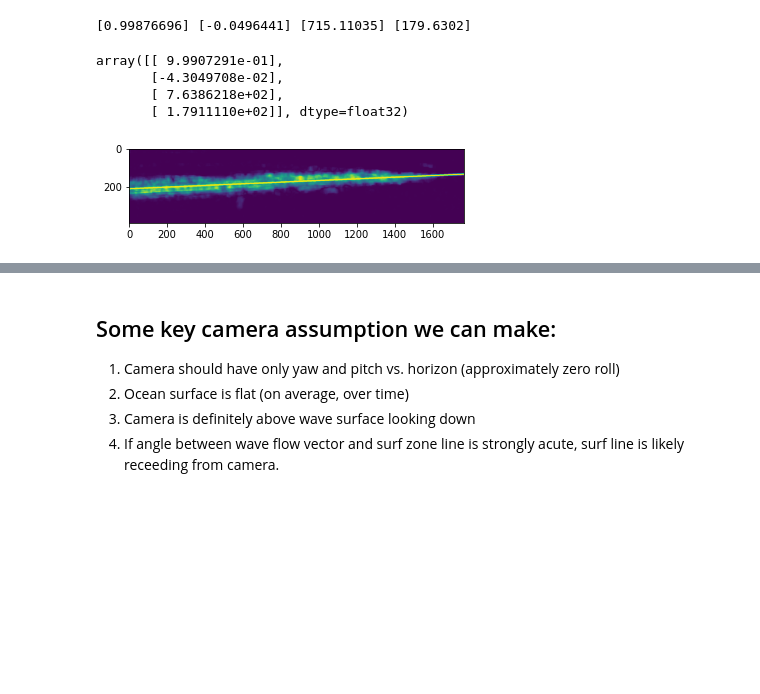
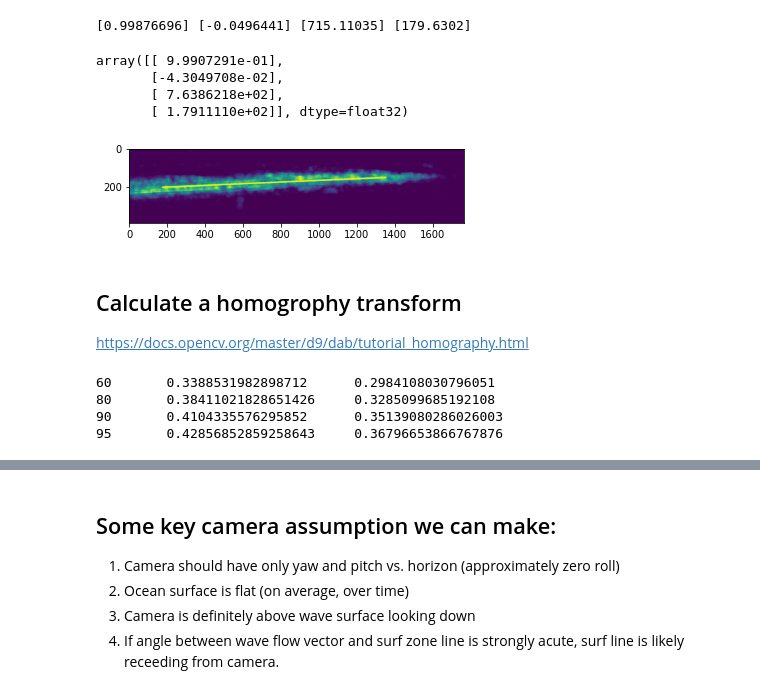
Before and after one commit to sjobeek/surfbreak, a Jupyter notebook: 03_perspective_transform.ipynb, the cells around one changed output, grey strips where cells are left out. Saved outputs shown, nothing was run; the diff lists cells and outputs as text; code cells hidden in the pictures; blank space fills up the shorter version.

Commit message:
initial homography transform working

```diff
--- a/03_perspective_transform.ipynb
+++ b/03_perspective_transform.ipynb
@@ -166,23 +166,16 @@ def fit_line(heatmap, plot=False):
     line_def = cv2.fitLine(high_idx_array, 1, 0, 1, 0.1)
     # Y is down, X is to right in image space
     vx, vy, x0, y0 = line_def
+
+    line_half_length = heatmap.shape[1]/3
+    x1 = x0 - vx*line_half_length
+    y1 = y0 - vy*line_half_length
+    x2 = x0 + vx*line_half_length
+    y2 = y0 + vy*line_half_length
+    end_points = ((x1,y1), (x2,y2))
+
     if plot:
-        ylen_left  = 1000
-        ylen_right = 1000
-        x1 = x0 - vx*ylen_left;
-        y1 = y0 - vy*ylen_left;
-        x2 = x0 + vx*ylen_right
-        y2 = y0 + vy*ylen_right
-
         img = cv2.line(heatmap.copy(), (x1, y1), (x2, y2), .5, thickness=8)
         plt.imshow(img, )
 
-    return line_def
+    return line_def, end_points
-# %%
-fit_line(trimmed_mag, plot=True)
-# %% [output]
-array([[ 9.9907291e-01],
-       [-4.3049708e-02],
-       [ 7.6386218e+02],
-       [ 1.7911110e+02]], dtype=float32)
-[figure, removed]
@@ -188,0 +202,13 @@ array([[ 9.9907291e-01],
+# %%
+import numpy as np
+line, end_points = fit_line(trimmed_mag, plot=True)
+line
+# %% [output]
+array([[ 9.9907291e-01],
+       [-4.3049708e-02],
+       [ 7.6386218e+02],
+       [ 1.7911110e+02]], dtype=float32)
+[figure, added]
+# %% [markdown]
+## Calculate a homogrophy transform
+https://docs.opencv.org/master/d9/dab/tutorial_homography.html
@@ -188,0 +224,10 @@ array([[ 9.9907291e-01],
+# %%
+for pct in [60,80,90,95]:
+    leftmag = flow_mag_at_point(trimmed_mag, end_points[0], percentile=pct)
+    rightmag = flow_mag_at_point(trimmed_mag, end_points[1], percentile=pct)
+    print(pct, '\t',leftmag, '\t' ,rightmag)
+# %% [output]
+60       0.3388531982898712      0.2984108030796051
+80       0.38411021828651426     0.3285099685192108
+90       0.4104335576295852      0.35139080286026003
+95       0.42856852859258643     0.36796653866767876
```
Also changed, not shown: parts of 11 cells of this notebook.
